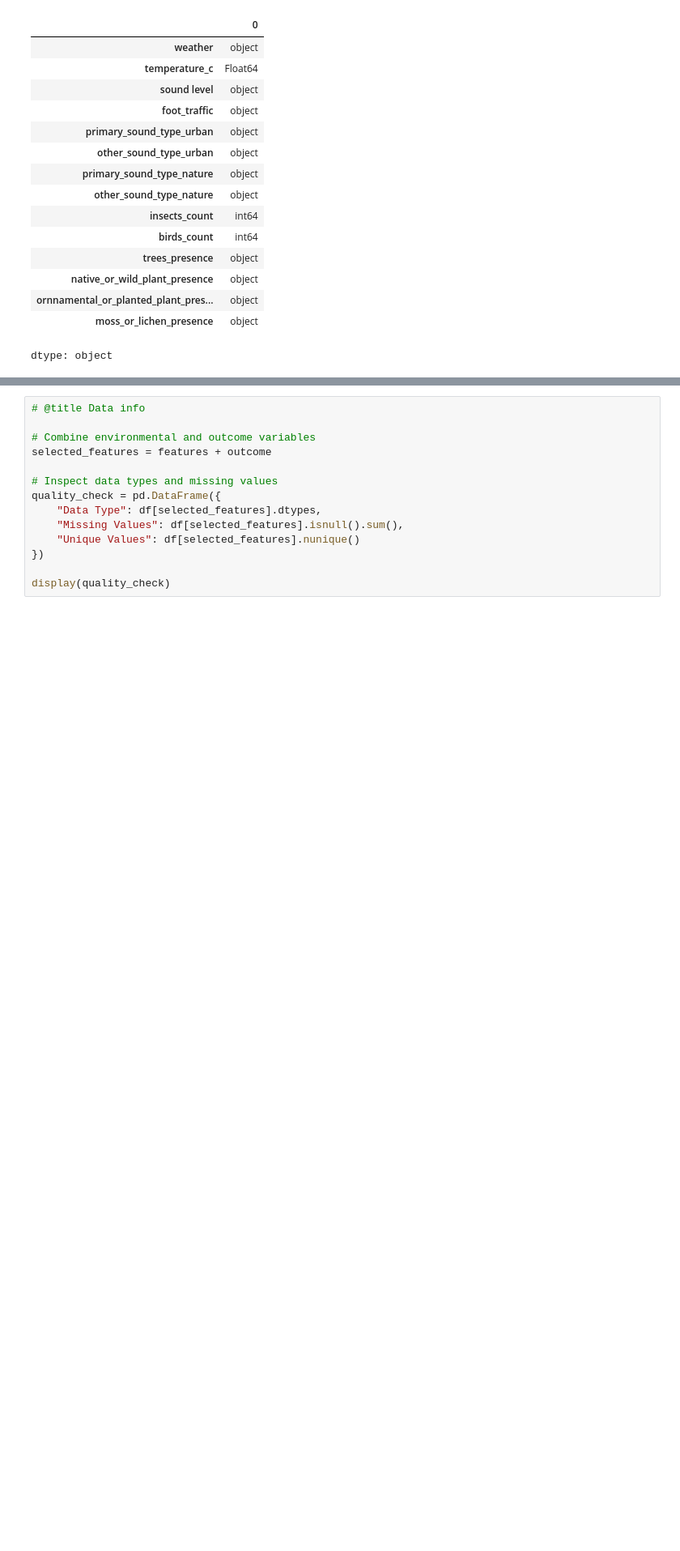
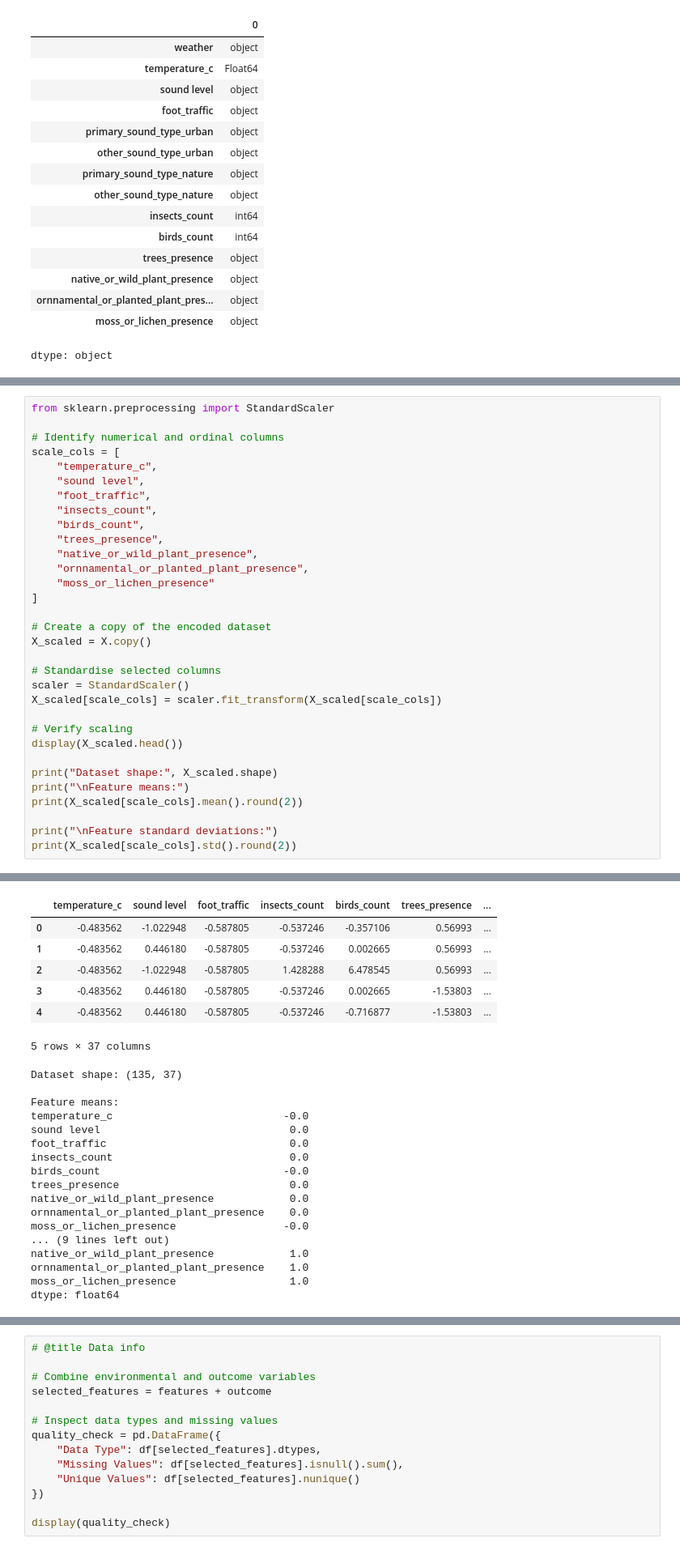
Before and after one commit to limzhilit/ml-campus_data_project-colab, a Jupyter notebook: ML_Project.ipynb, the cells around one changed output, grey strips where cells are left out. Shown at 81% size. Drawn from its saved outputs; the diff is of its cells as text; blank space fills up the shorter version.

```diff
--- a/ML_Project.ipynb
+++ b/ML_Project.ipynb
@@ -361,0 +449,33 @@ dtype: object
+# %%
+from sklearn.preprocessing import StandardScaler
+
+# Identify numerical and ordinal columns
+scale_cols = [
+    "temperature_c",
+    "sound level",
+    "foot_traffic",
+    "insects_count",
+    "birds_count",
+    "trees_presence",
+    "native_or_wild_plant_presence",
+    "ornnamental_or_planted_plant_presence",
+    "moss_or_lichen_presence"
+]
+
+# Create a copy of the encoded dataset
+X_scaled = X.copy()
+
+# Standardise selected columns
+scaler = StandardScaler()
+X_scaled[scale_cols] = scaler.fit_transform(X_scaled[scale_cols])
+
+# Verify scaling
+display(X_scaled.head())
+
+print("Dataset shape:", X_scaled.shape)
+print("\nFeature means:")
+print(X_scaled[scale_cols].mean().round(2))
+
+print("\nFeature standard deviations:")
+print(X_scaled[scale_cols].std().round(2))
+# %% [output]
@@ -361,0 +483,24 @@ dtype: object
+|  | temperature_c | sound level | foot_traffic | insects_count | birds_count | trees_presence | ... |
+| 0 | -0.483562 | -1.022948 | -0.587805 | -0.537246 | -0.357106 | 0.56993 | ... |
+| 1 | -0.483562 | 0.446180 | -0.587805 | -0.537246 | 0.002665 | 0.56993 | ... |
+| 2 | -0.483562 | -1.022948 | -0.587805 | 1.428288 | 6.478545 | 0.56993 | ... |
+| 3 | -0.483562 | 0.446180 | -0.587805 | -0.537246 | 0.002665 | -1.53803 | ... |
+| 4 | -0.483562 | 0.446180 | -0.587805 | -0.537246 | -0.716877 | -1.53803 | ... |
+5 rows × 37 columns
+Dataset shape: (135, 37)
+
+Feature means:
+temperature_c                           -0.0
+sound level                              0.0
+foot_traffic                             0.0
+insects_count                            0.0
+birds_count                             -0.0
+trees_presence                           0.0
+native_or_wild_plant_presence            0.0
+ornnamental_or_planted_plant_presence    0.0
+moss_or_lichen_presence                 -0.0
+... (9 lines left out)
+native_or_wild_plant_presence            1.0
+ornnamental_or_planted_plant_presence    1.0
+moss_or_lichen_presence                  1.0
+dtype: float64
```
Also changed, not shown: parts of 12 cells of this notebook.
